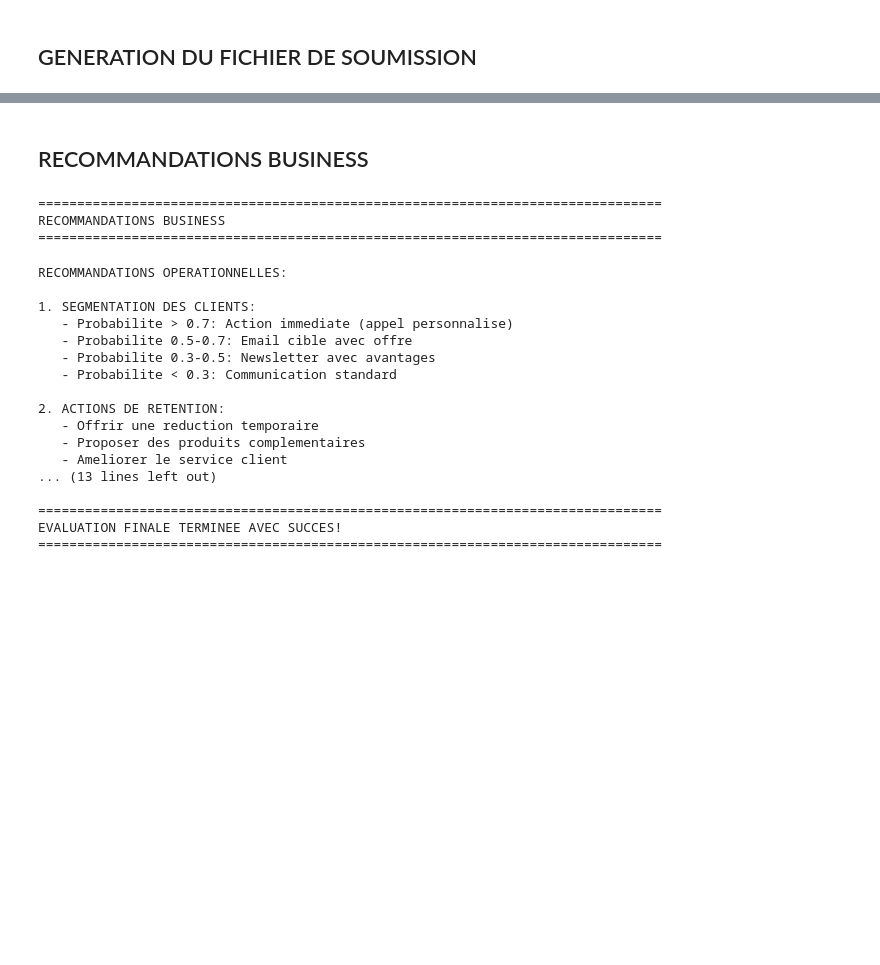
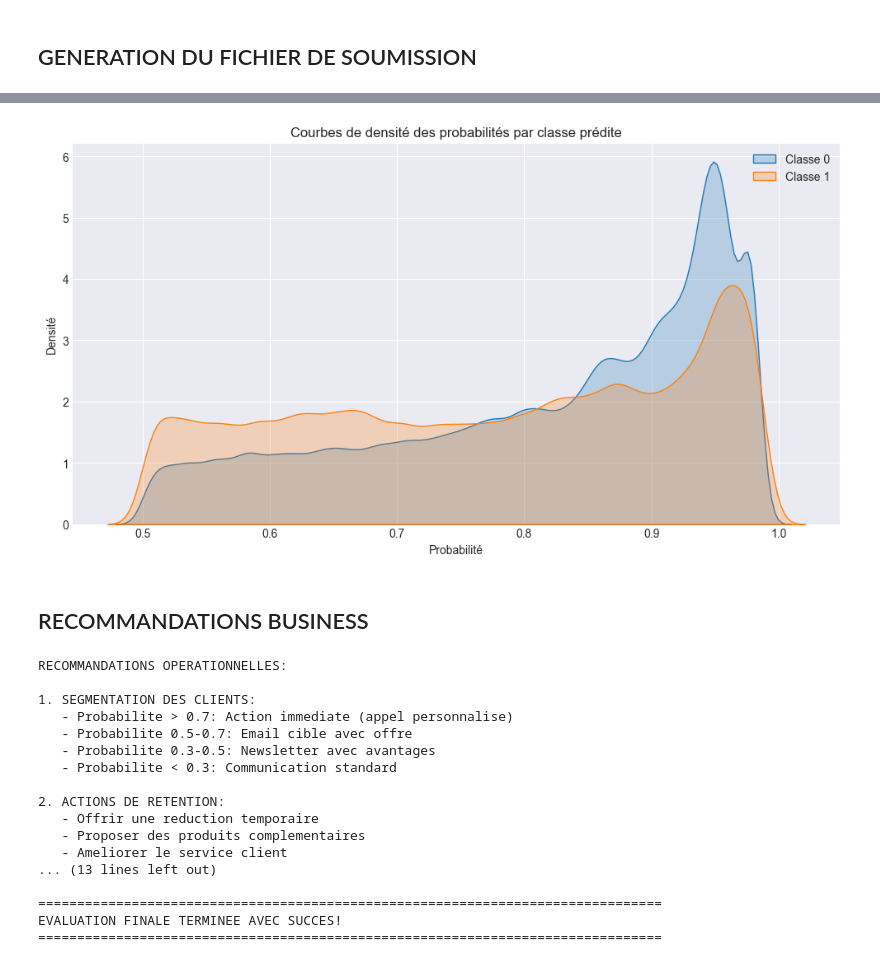
Before and after one commit to Tchapda3002/Ml-churn, a Jupyter notebook: notebooks/churn_04_evaluation.ipynb, the cells around one changed output, grey strips where cells are left out. Drawn from its saved outputs; the diff is of its cells as text; code cells hidden in the pictures; blank space fills up the shorter version.

```diff
--- a/notebooks/churn_04_evaluation.ipynb
+++ b/notebooks/churn_04_evaluation.ipynb
@@ -502,44 +511,36 @@ Probabilites:
+# %%
+import seaborn as sns
+import matplotlib.pyplot as plt
+
+plt.figure(figsize=(12,6))
+
+# Classe 0
+sns.kdeplot(
+    data=submission_df[submission_df["prediction"] == 0],
+    label="Classe 0",
+    x="predicted_prob",
+    fill=True,
+    bw_adjust=0.5
+)
+
+# Classe 1
+sns.kdeplot(
+    data=submission_df[submission_df["prediction"] == 1],
+    x="predicted_prob",
+    label="Classe 1",
+    fill=True,
+    bw_adjust=0.5
+)
+
+plt.title("Courbes de densité des probabilités par classe prédite")
+plt.xlabel("Probabilité")
+plt.ylabel("Densité")
+plt.legend()
+plt.show()
+# %% [output]
+[figure, added]
 # %% [markdown]
 ## RECOMMANDATIONS BUSINESS
-# %%
-print("="*80)
-print("RECOMMANDATIONS BUSINESS")
-print("="*80)
-
-if y_test is not None:
-    print(f"""
-PERFORMANCE DU MODELE:
-  - ROC-AUC Test: {test_roc_auc:.4f}
-  - F1-Score Test: {test_f1:.4f}
-  - Recall Test: {test_recall:.4f}
-  - Precision Test: {test_precision:.4f}
-
-INTERPRETATION:
-  - Le modele detecte {test_recall*100:.1f}% des clients qui vont partir
-  - {test_precision*100:.1f}% des alertes sont correctes
-  - Sur 100 alertes, {int(test_precision*100)} sont justifiees
-
-ANALYSE DES ERREURS:
-  - False Negatives: {fn} clients partis non detectes
-  - False Positives: {fp} fausses alertes
-
-COUT ESTIMATIF (hypotheses):
-  - Cout d'une action de retention: 100 EUR
-  - Perte si client part: 500 EUR
-
-  Avec le modele:
-    - Clients detectes correctement: {tp}
-    - Economie potentielle: {tp * 500} EUR
-    - Cout des actions: {(tp + fp) * 100} EUR
-    - Gain net: {(tp * 500) - ((tp + fp) * 100)} EUR
-
-  Sans le modele (actions aleatoires):
-    - Gain net: Negatif
-""")
-# %% [output]
-================================================================================
-RECOMMANDATIONS BUSINESS
-================================================================================
 # %%
 print("""
 RECOMMANDATIONS OPERATIONNELLES:
```
Also changed, not shown: parts of 4 cells of this notebook, 12 other files.
